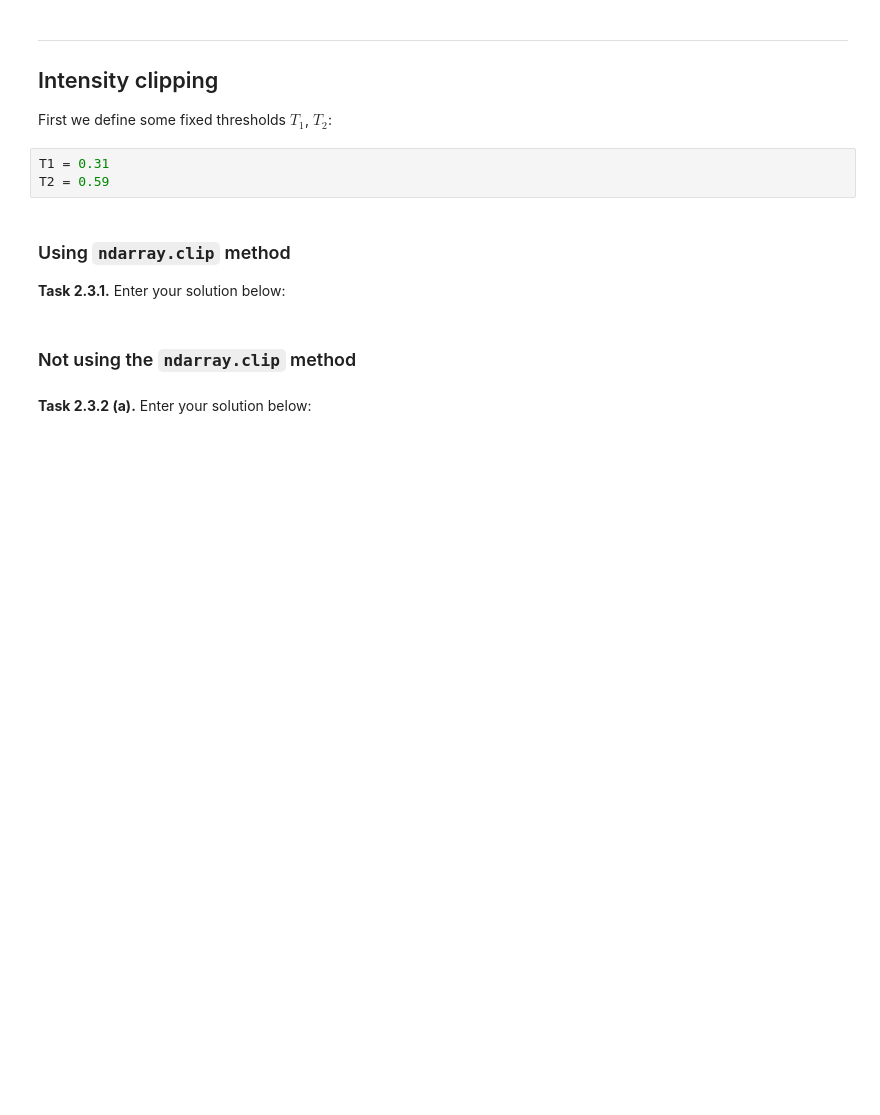
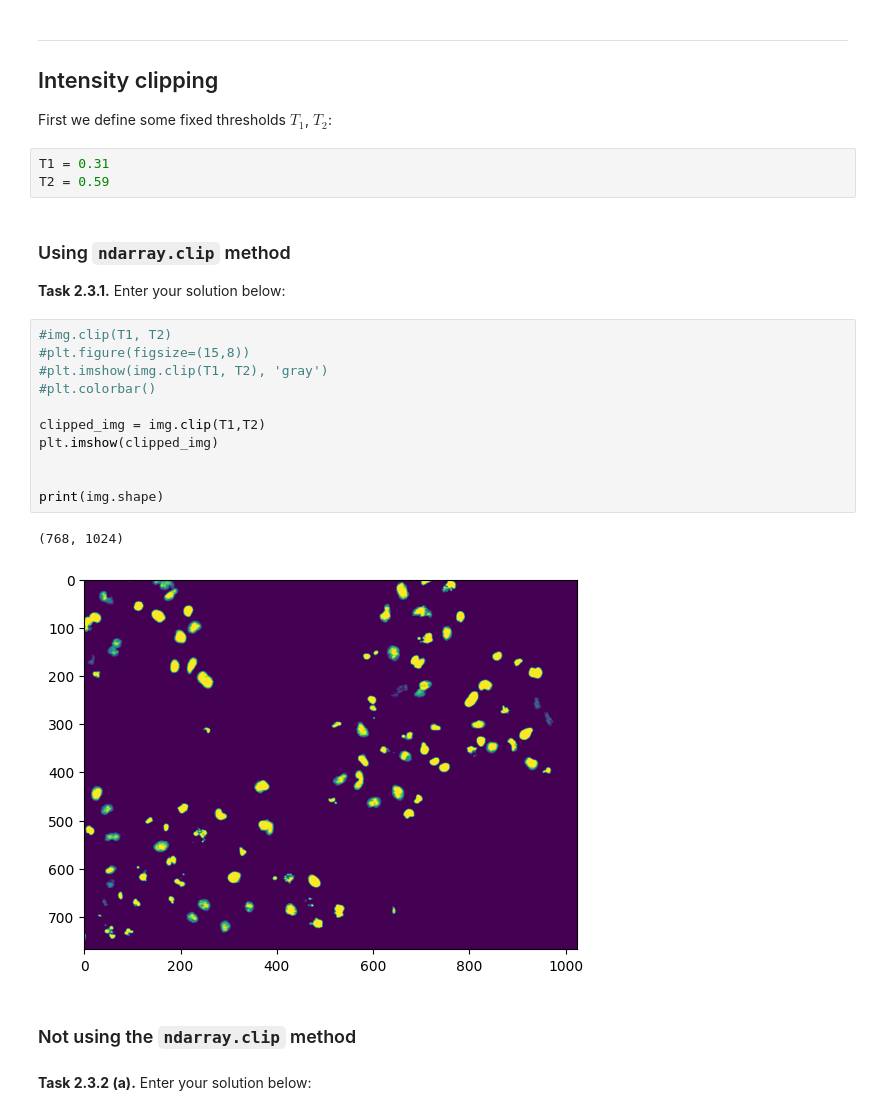
Before and after one commit to loazink/mobi-fs3-python, a Jupyter notebook: task2.ipynb, the cells around one changed output. Cells and saved outputs as stored; diff of their text form; blank space fills up the shorter version.

```diff
--- a/task2.ipynb
+++ b/task2.ipynb
@@ -44,6 +54,20 @@ T2 = 0.59
 ### Using `ndarray.clip` method
 
 **<a id="#">Task 2.3.1.</a>** Enter your solution below:
+# %%
+#img.clip(T1, T2)
+#plt.figure(figsize=(15,8))
+#plt.imshow(img.clip(T1, T2), 'gray')
+#plt.colorbar()
+
+clipped_img = img.clip(T1,T2)
+plt.imshow(clipped_img)
+
+
+print(img.shape)
+# %% [output]
+(768, 1024)
+[figure, added]
 # %% [markdown]
 ### Not using the `ndarray.clip` method
 # %% [markdown]
```
Also changed, not shown: parts of 3 cells of this notebook, 1 other file.
